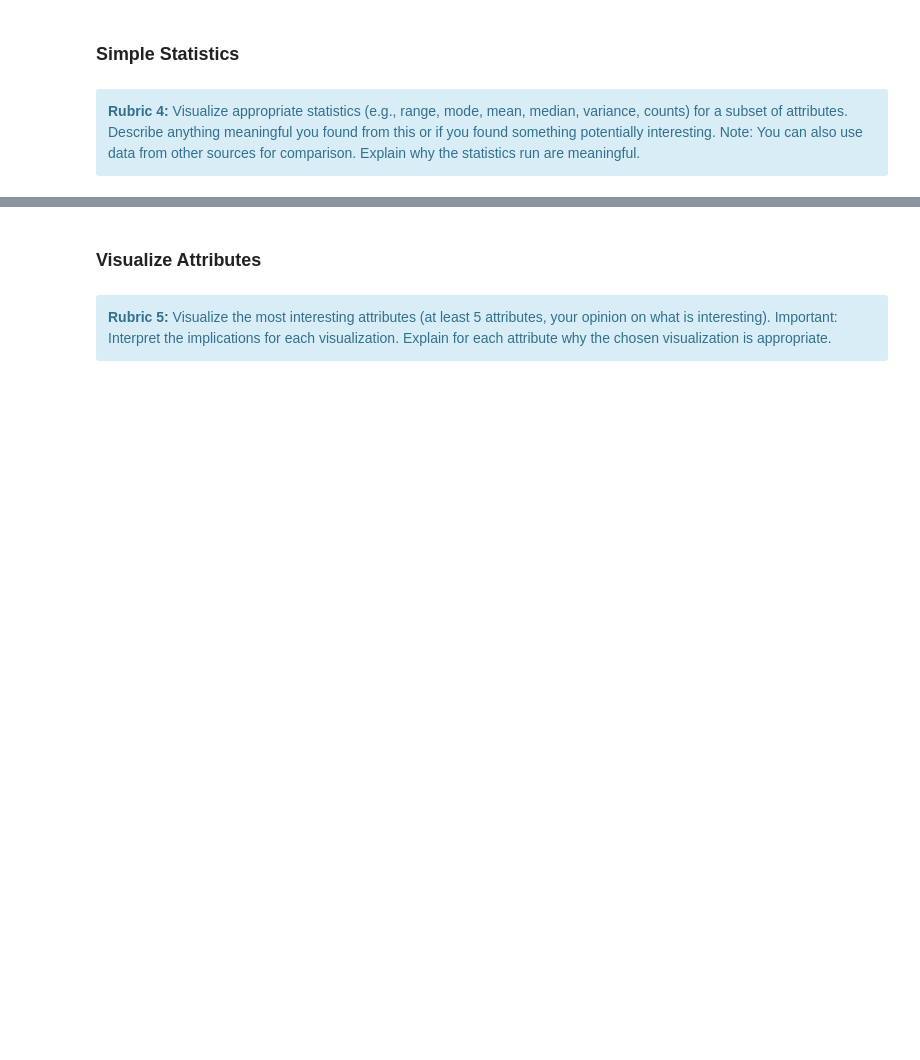
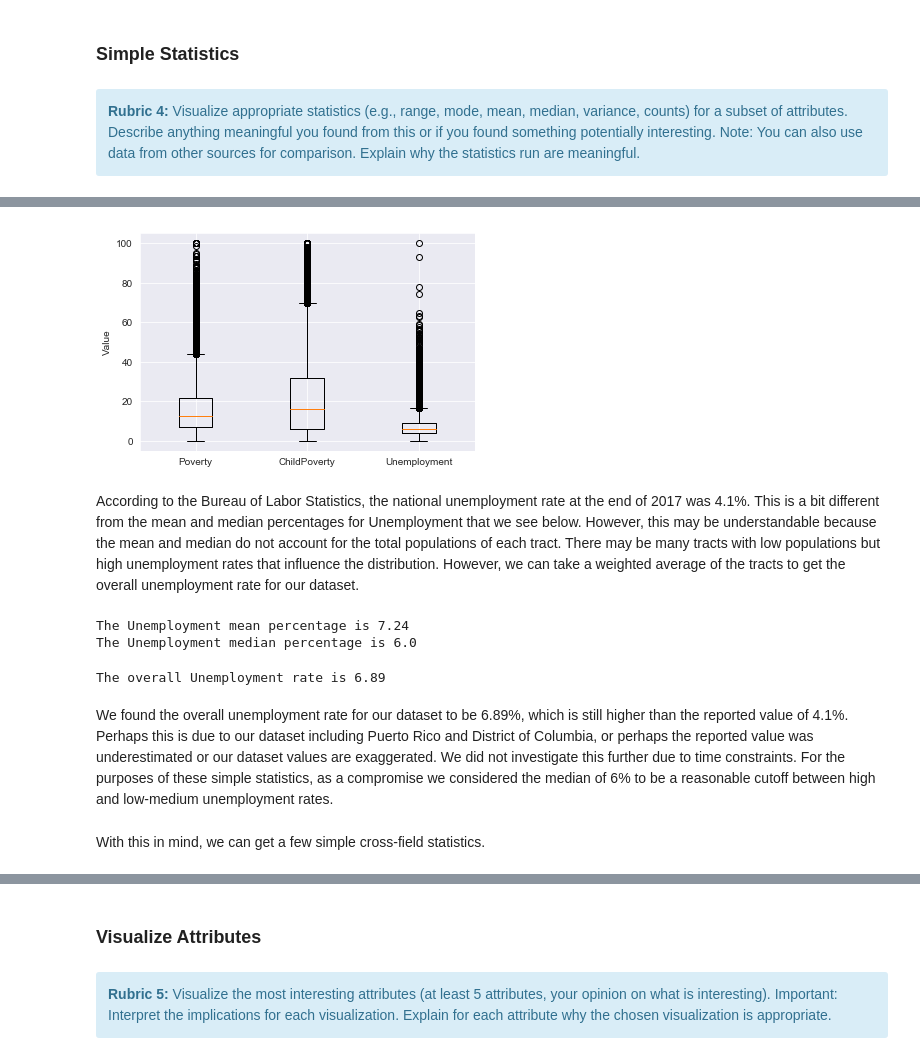
Before and after one commit to kmrollins/MSDS7331-Labs, a Jupyter notebook: MSDS7331-Lab1.ipynb, the cells around one changed output, grey strips where cells are left out. Drawn from its saved outputs; the diff is of its cells as text; code cells hidden in the pictures; blank space fills up the shorter version.

```diff
--- a/MSDS7331-Lab1.ipynb
+++ b/MSDS7331-Lab1.ipynb
@@ -354,0 +366,24 @@ From 2017 Census Tract data, household mean income is 61111.96100234603, and hou
+# %%
+vars = [df_17_cln['Poverty'], df_17_cln['ChildPoverty'], df_17_cln['Unemployment']]
+#fig, ax = plt.subplots()
+plt.boxplot(vars, labels=['Poverty','ChildPoverty','Unemployment'])
+plt.ylabel('Value');
+# %% [output]
+[figure, added]
+# %% [markdown]
+According to the Bureau of Labor Statistics, the national unemployment rate at the end of 2017 was 4.1\%. This is a bit different from the mean and median percentages for Unemployment that we see below. However, this may be understandable because the mean and median do not account for the total populations of each tract. There may be many tracts with low populations but high unemployment rates that influence the distribution. However, we can take a weighted average of the tracts to get the overall unemployment rate for our dataset.
+# %%
+print("The Unemployment mean percentage is", str(round(df_17_cln['Unemployment'].mean(),2)))
+print("The Unemployment median percentage is", df_17_cln['Unemployment'].median())
+# %% [output]
+The Unemployment mean percentage is 7.24
+The Unemployment median percentage is 6.0
+# %%
+df_UnempCount = df_17_cln['Unemployment']/100*df_17_cln['TotalPop']
+print("The overall Unemployment rate is", round(df_UnempCount.sum()/df_17_cln['TotalPop'].sum()*100,2))
+# %% [output]
+The overall Unemployment rate is 6.89
+# %% [markdown]
+We found the overall unemployment rate for our dataset to be 6.89\%, which is still higher than the reported value of 4.1\%. Perhaps this is due to our dataset including Puerto Rico and District of Columbia, or perhaps the reported value was underestimated or our dataset values are exaggerated. We did not investigate this further due to time constraints. For the purposes of these simple statistics, as a compromise we considered the median of 6\% to be a reasonable cutoff between high and low-medium unemployment rates.
+# %% [markdown]
+With this in mind, we can get a few simple cross-field statistics.
```
Also changed, not shown: parts of 19 cells of this notebook.
